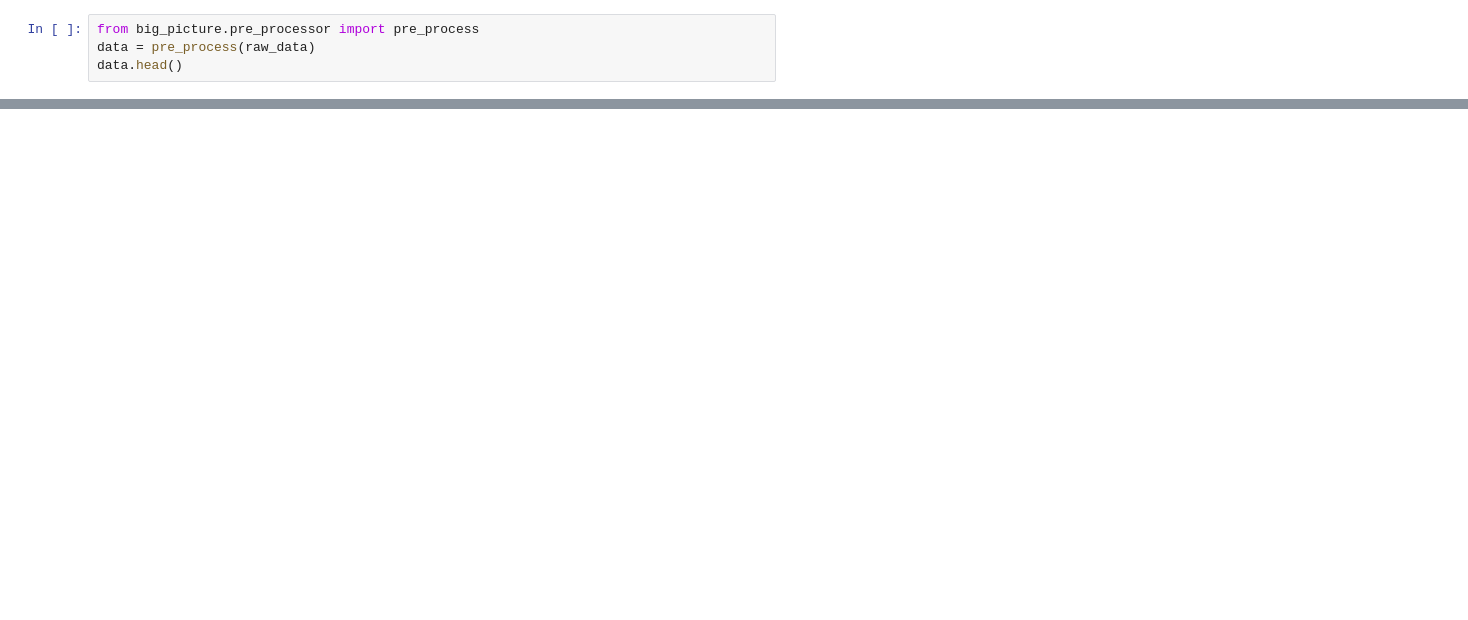
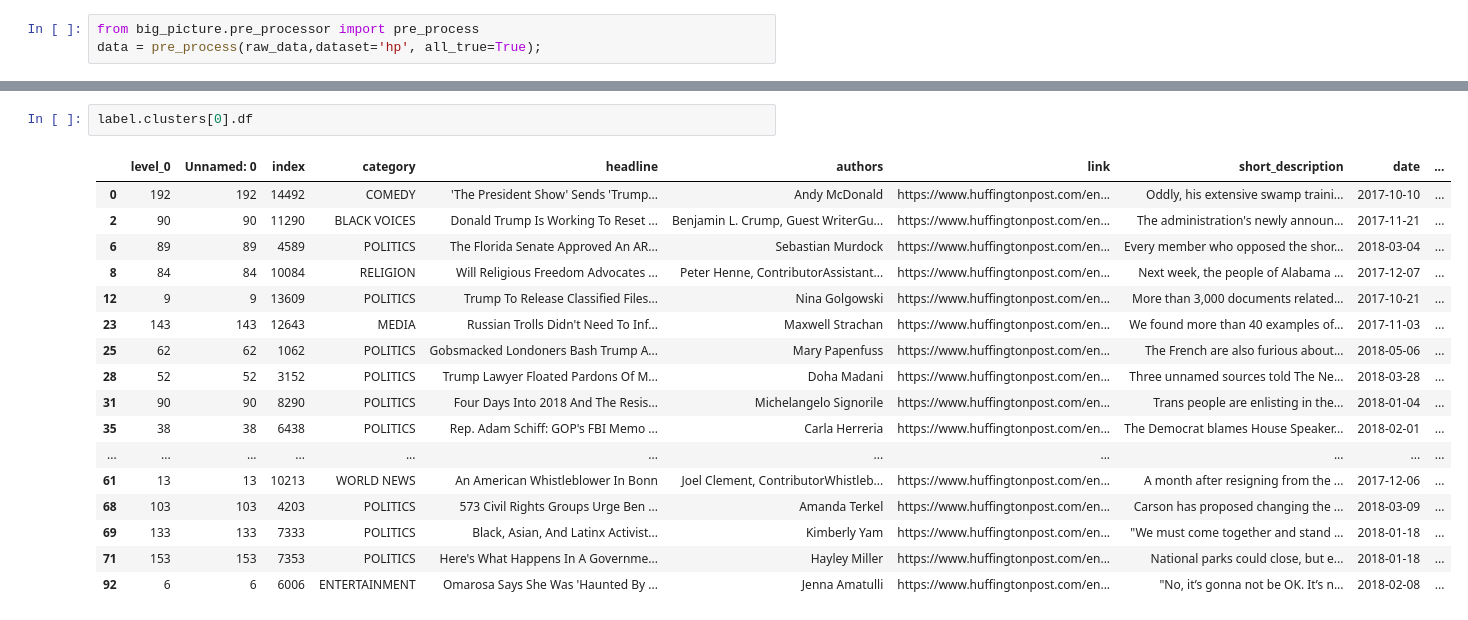
Before and after one commit to archifreitas/big_picture, a Jupyter notebook: notebooks/test_functions_calem.ipynb, the cells around one changed output, grey strips where cells are left out. Saved outputs shown, nothing was run; the diff lists cells and outputs as text; blank space fills up the shorter version.

```diff
--- a/notebooks/test_functions_calem.ipynb
+++ b/notebooks/test_functions_calem.ipynb
@@ -13,5 +5,4 @@ raw_data.head()
 # %%
 from big_picture.pre_processor import pre_process
-data = pre_process(raw_data)
-data.head()
+data = pre_process(raw_data,dataset='hp', all_true=True);
 # %% [output]
@@ -51,0 +64,20 @@ ValueError: empty vocabulary; perhaps the documents only contain stop words
+# %%
+label.clusters[0].df
+# %% [output]
+|  | level_0 | Unnamed: 0 | index | category | headline | authors | link | short_description | date | ... |
+| 0 | 192 | 192 | 14492 | COMEDY | 'The President Show' Sends 'Trump... | Andy McDonald | https://www.huffingtonpost.com/en... | Oddly, his extensive swamp traini... | 2017-10-10 | ... |
+| 2 | 90 | 90 | 11290 | BLACK VOICES | Donald Trump Is Working To Reset ... | Benjamin L. Crump, Guest WriterGu... | https://www.huffingtonpost.com/en... | The administration's newly announ... | 2017-11-21 | ... |
+| 6 | 89 | 89 | 4589 | POLITICS | The Florida Senate Approved An AR... | Sebastian Murdock | https://www.huffingtonpost.com/en... | Every member who opposed the shor... | 2018-03-04 | ... |
+| 8 | 84 | 84 | 10084 | RELIGION | Will Religious Freedom Advocates ... | Peter Henne, ContributorAssistant... | https://www.huffingtonpost.com/en... | Next week, the people of Alabama ... | 2017-12-07 | ... |
+| 12 | 9 | 9 | 13609 | POLITICS | Trump To Release Classified Files... | Nina Golgowski | https://www.huffingtonpost.com/en... | More than 3,000 documents related... | 2017-10-21 | ... |
+| 23 | 143 | 143 | 12643 | MEDIA | Russian Trolls Didn't Need To Inf... | Maxwell Strachan | https://www.huffingtonpost.com/en... | We found more than 40 examples of... | 2017-11-03 | ... |
+| 25 | 62 | 62 | 1062 | POLITICS | Gobsmacked Londoners Bash Trump A... | Mary Papenfuss | https://www.huffingtonpost.com/en... | The French are also furious about... | 2018-05-06 | ... |
+| 28 | 52 | 52 | 3152 | POLITICS | Trump Lawyer Floated Pardons Of M... | Doha Madani | https://www.huffingtonpost.com/en... | Three unnamed sources told The Ne... | 2018-03-28 | ... |
+| 31 | 90 | 90 | 8290 | POLITICS | Four Days Into 2018 And The Resis... | Michelangelo Signorile | https://www.huffingtonpost.com/en... | Trans people are enlisting in the... | 2018-01-04 | ... |
+| 35 | 38 | 38 | 6438 | POLITICS | Rep. Adam Schiff: GOP's FBI Memo ... | Carla Herreria | https://www.huffingtonpost.com/en... | The Democrat blames House Speaker... | 2018-02-01 | ... |
+| ... | ... | ... | ... | ... | ... | ... | ... | ... | ... | ... |
+| 61 | 13 | 13 | 10213 | WORLD NEWS | An American Whistleblower In Bonn | Joel Clement, ContributorWhistleb... | https://www.huffingtonpost.com/en... | A month after resigning from the ... | 2017-12-06 | ... |
+| 68 | 103 | 103 | 4203 | POLITICS | 573 Civil Rights Groups Urge Ben ... | Amanda Terkel | https://www.huffingtonpost.com/en... | Carson has proposed changing the ... | 2018-03-09 | ... |
+| 69 | 133 | 133 | 7333 | POLITICS | Black, Asian, And Latinx Activist... | Kimberly Yam | https://www.huffingtonpost.com/en... | "We must come together and stand ... | 2018-01-18 | ... |
+| 71 | 153 | 153 | 7353 | POLITICS | Here's What Happens In A Governme... | Hayley Miller | https://www.huffingtonpost.com/en... | National parks could close, but e... | 2018-01-18 | ... |
+| 92 | 6 | 6 | 6006 | ENTERTAINMENT | Omarosa Says She Was 'Haunted By ... | Jenna Amatulli | https://www.huffingtonpost.com/en... | "No, it’s gonna not be OK. It’s n... | 2018-02-08 | ... |
```
Also changed, not shown: parts of 4 cells of this notebook, 2 other files.
